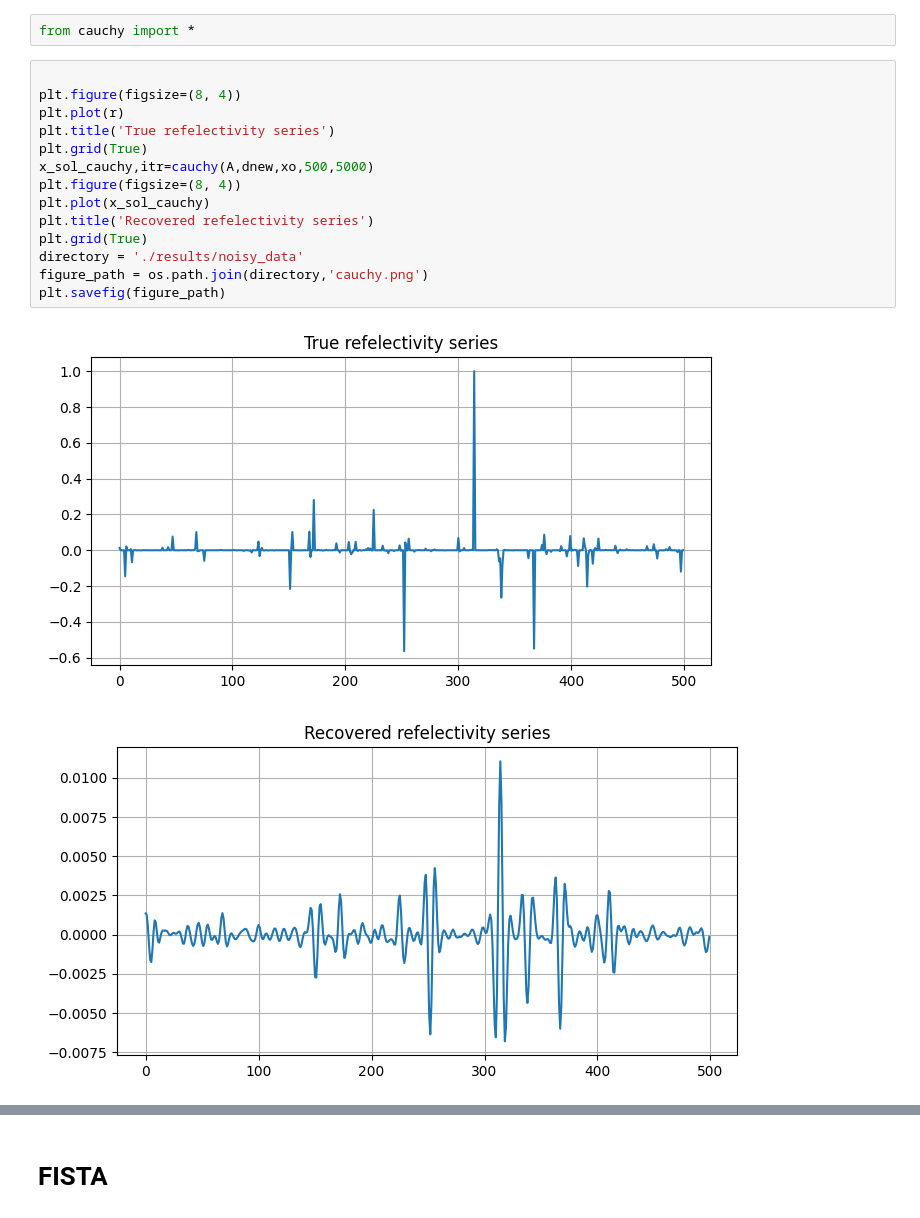
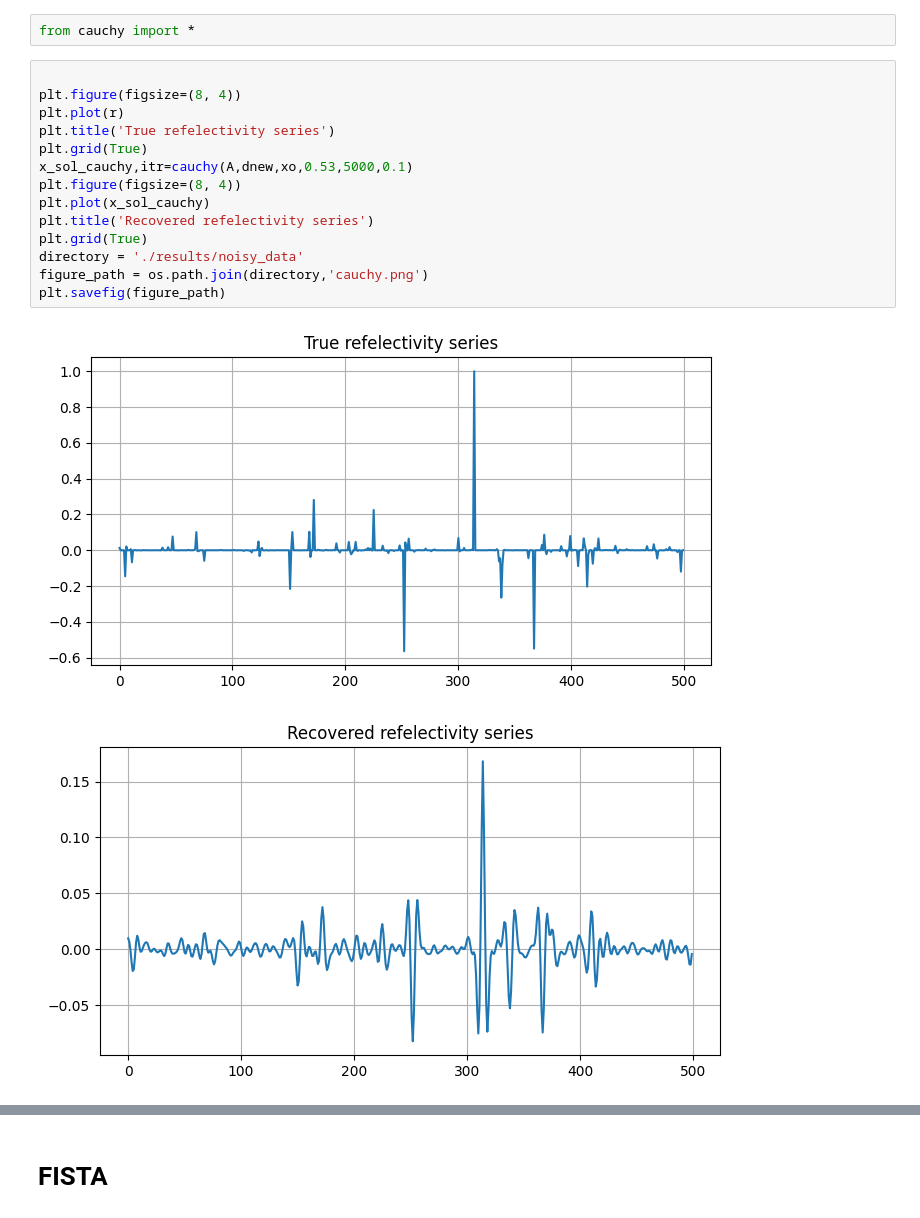
Before and after one commit to nasser00/Naveen-project, a Jupyter notebook: tutorial/demo.ipynb, the cells around one changed output, grey strips where cells are left out. Saved outputs shown, nothing was run; the diff lists cells and outputs as text.

```diff
--- a/tutorial/demo.ipynb
+++ b/tutorial/demo.ipynb
@@ -539,18 +539,18 @@ from cauchy import *
 # %%
 
 plt.figure(figsize=(8, 4))
 plt.plot(r)
 plt.title('True refelectivity series')
 plt.grid(True)
-x_sol_cauchy,itr=cauchy(A,dnew,xo,500,5000)
+x_sol_cauchy,itr=cauchy(A,dnew,xo,0.53,5000,0.1)
 plt.figure(figsize=(8, 4))
 plt.plot(x_sol_cauchy)
 plt.title('Recovered refelectivity series')
 plt.grid(True)
 directory = './results/noisy_data'
 figure_path = os.path.join(directory,'cauchy.png')
 plt.savefig(figure_path)
 # %% [output]
 [figure]
-[figure, old version]
+[figure, new version]
 # %%
```
Also changed, not shown: parts of 37 cells of this notebook.
